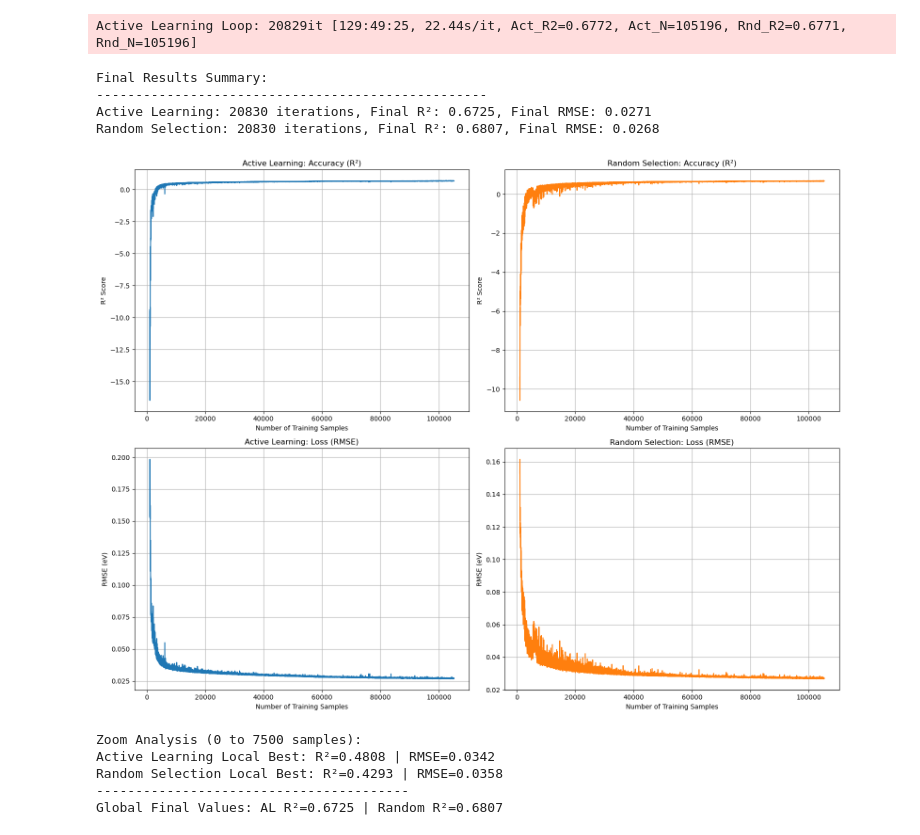
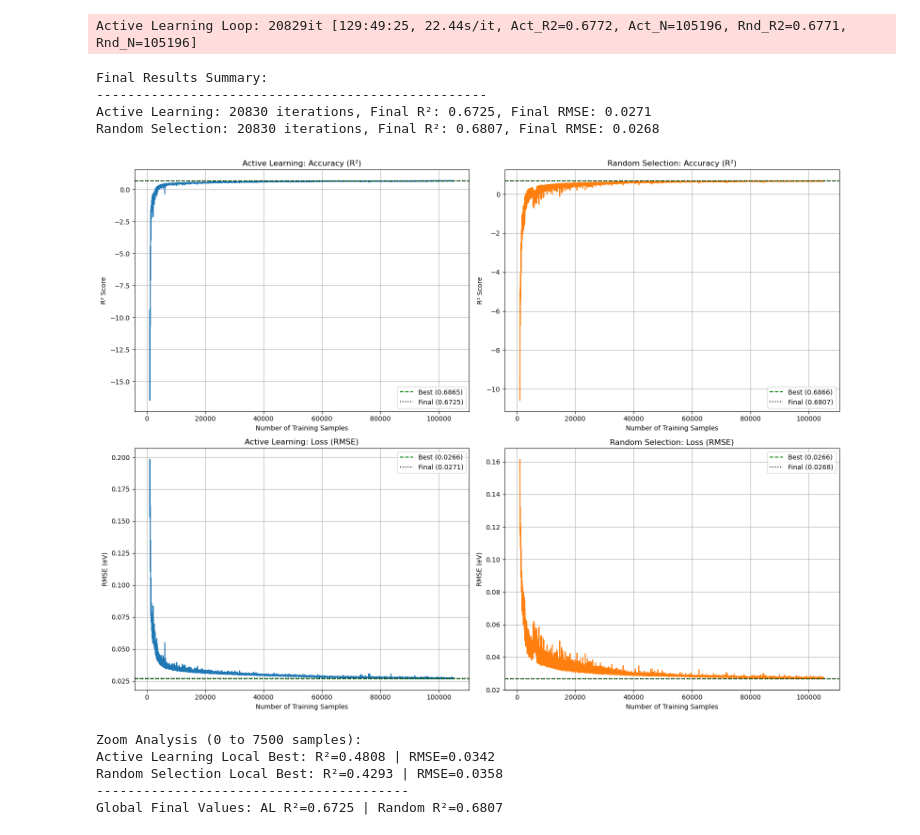
Before and after one commit to TalesMiguel/computational_intelligence_in_chemistry, a Jupyter notebook: a6_active_learning_part_2.ipynb, the cells around one changed output. Cells and saved outputs as stored; diff of their text form; code cells hidden in the pictures.

```diff
--- a/a6_active_learning_part_2.ipynb
+++ b/a6_active_learning_part_2.ipynb
@@ -492,84 +492,71 @@ print(f"Active Learning: {len(results_active_df)} iterations, Final R²: {result
 
 print(f"Random Selection: {len(results_random_df)} iterations, Final R²: {results_random_df['test_r2'].iloc[-1]:.4f}, Final RMSE: {results_random_df['test_rmse'].iloc[-1]:.4f}")
 
+# Calculate Best and Final values
+best_r2_active = results_active_df['test_r2'].max()
+final_r2_active = results_active_df['test_r2'].iloc[-1]
+best_rmse_active = results_active_df['test_rmse'].min()
+final_rmse_active = results_active_df['test_rmse'].iloc[-1]
+
+best_r2_random = results_random_df['test_r2'].max()
+final_r2_random = results_random_df['test_r2'].iloc[-1]
+best_rmse_random = results_random_df['test_rmse'].min()
+final_rmse_random = results_random_df['test_rmse'].iloc[-1]
 
 fig, axes = plt.subplots(2, 2, figsize=(16, 12))
 
-
-
 # --- R² Scores ---
 
-
-
 # Active Learning R²
-
 sns.lineplot(data=results_active_df, x='n_samples', y='test_r2', color='tab:blue', ax=axes[0, 0], marker=None, mew=0, markevery=5000)
-
+axes[0, 0].axhline(y=best_r2_active, color='green', linestyle='--', linewidth=1.5, label=f'Best ({best_r2_active:.4f})')
+axes[0, 0].axhline(y=final_r2_active, color='black', linestyle=':', linewidth=1.5, label=f'Final ({final_r2_active:.4f})')
 axes[0, 0].set_title('Active Learning: Accuracy (R²)')
-
 axes[0, 0].set_xlabel('Number of Training Samples')
-
 axes[0, 0].set_ylabel('R² Score')
-
+axes[0, 0].legend()
 axes[0, 0].grid(True)
 
-
-
 # Random Selection R²
-
 sns.lineplot(data=results_random_df, x='n_samples', y='test_r2', color='tab:orange', ax=axes[0, 1], marker=None, mew=0, markevery=5000)
-
+axes[0, 1].axhline(y=best_r2_random, color='green', linestyle='--', linewidth=1.5, label=f'Best ({best_r2_random:.4f})')
+axes[0, 1].axhline(y=final_r2_random, color='black', linestyle=':', linewidth=1.5, label=f'Final ({final_r2_random:.4f})')
 axes[0, 1].set_title('Random Selection: Accuracy (R²)')
-
 axes[0, 1].set_xlabel('Number of Training Samples')
-
 axes[0, 1].set_ylabel('R² Score')
-
+axes[0, 1].legend()
 axes[0, 1].grid(True)
-
-
 
 # --- RMSE Loss ---
 
-
-
 # Active Learning RMSE
-
 sns.lineplot(data=results_active_df, x='n_samples', y='test_rmse', color='tab:blue', ax=axes[1, 0], marker=None, mew=0, markevery=5000)
-
+axes[1, 0].axhline(y=best_rmse_active, color='green', linestyle='--', linewidth=1.5, label=f'Best ({best_rmse_active:.4f})')
+axes[1, 0].axhline(y=final_rmse_active, color='black', linestyle=':', linewidth=1.5, label=f'Final ({final_rmse_active:.4f})')
 axes[1, 0].set_title('Active Learning: Loss (RMSE)')
-
 axes[1, 0].set_xlabel('Number of Training Samples')
-
 axes[1, 0].set_ylabel('RMSE (eV)')
-
+axes[1, 0].legend()
 axes[1, 0].grid(True)
 
-
-
 # Random Selection RMSE
-
 sns.lineplot(data=results_random_df, x='n_samples', y='test_rmse', color='tab:orange', ax=axes[1, 1], marker=None, mew=0, markevery=5000)
-
+axes[1, 1].axhline(y=best_rmse_random, color='green', linestyle='--', linewidth=1.5, label=f'Best ({best_rmse_random:.4f})')
+axes[1, 1].axhline(y=final_rmse_random, color='black', linestyle=':', linewidth=1.5, label=f'Final ({final_rmse_random:.4f})')
 axes[1, 1].set_title('Random Selection: Loss (RMSE)')
-
 axes[1, 1].set_xlabel('Number of Training Samples')
-
 axes[1, 1].set_ylabel('RMSE (eV)')
-
+axes[1, 1].legend()
 axes[1, 1].grid(True)
 
-
-
 plt.tight_layout()
-
 plt.show()
 # %% [output]
 Final Results Summary:
 --------------------------------------------------
 Active Learning: 20830 iterations, Final R²: 0.6725, Final RMSE: 0.0271
 Random Selection: 20830 iterations, Final R²: 0.6807, Final RMSE: 0.0268
-[figure, old version]
+[figure, new version]
 # %%
 zoom_limit = 7500
 
```
Also changed, not shown: parts of 1 cell of this notebook.
